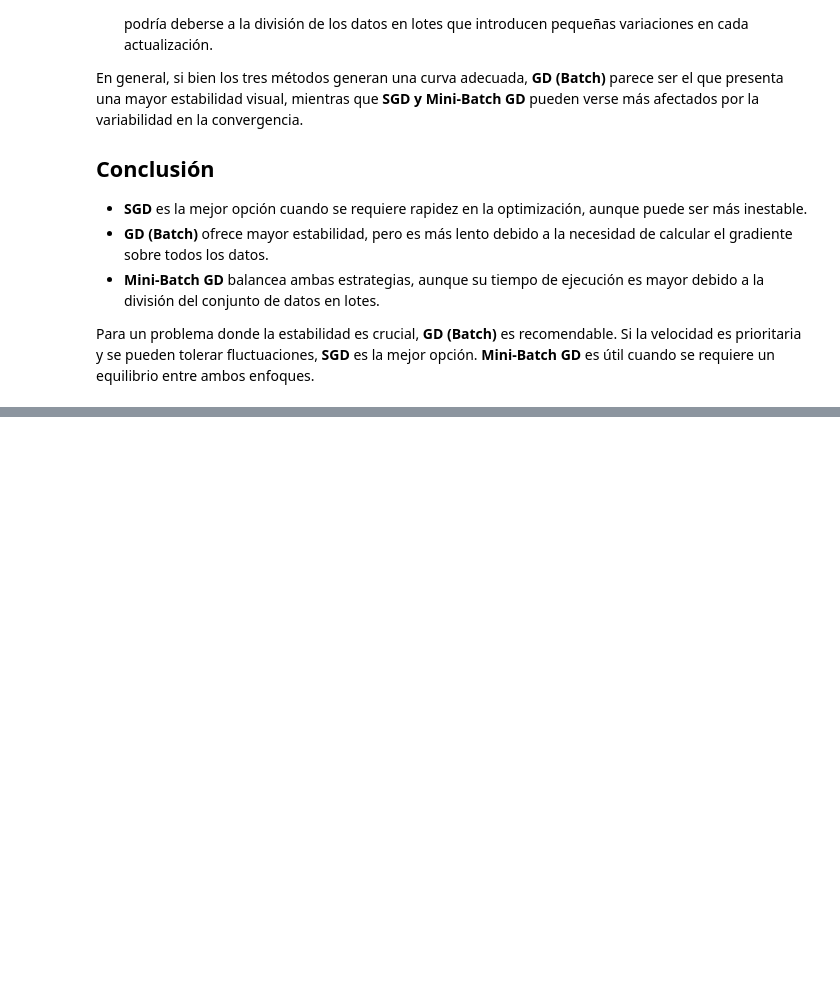
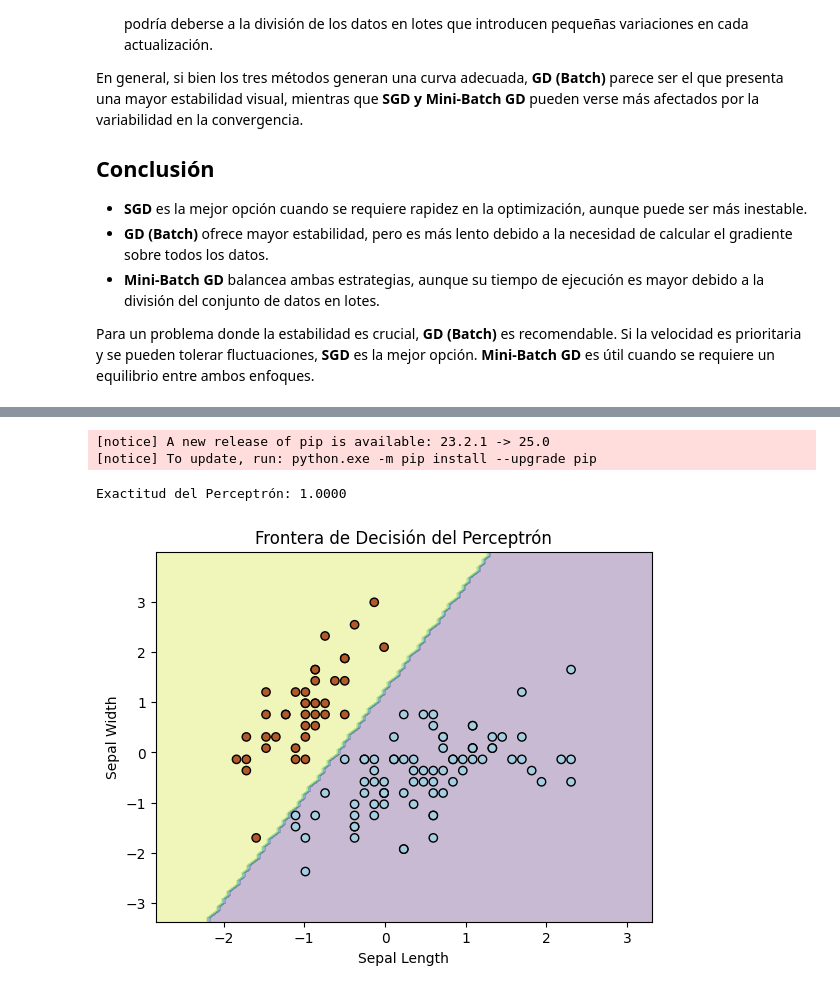
Before and after one commit to Hayser8/IALab3, a Jupyter notebook: Lab3.ipynb, the cells around one changed output, grey strips where cells are left out. Cells and saved outputs as stored; diff of their text form; code cells hidden in the pictures; blank space fills up the shorter version.

```diff
--- a/Lab3.ipynb
+++ b/Lab3.ipynb
@@ -271,0 +294,65 @@ Para un problema donde la estabilidad es crucial, **GD (Batch)** es recomendable
+# %%
+%pip install scikit-learn
+import numpy as np
+import matplotlib.pyplot as plt
+from sklearn.datasets import load_iris
+from sklearn.model_selection import train_test_split
+from sklearn.preprocessing import StandardScaler
+from sklearn.metrics import accuracy_score
+
+iris = load_iris()
+X = iris.data[:, :2]
+y = (iris.target == 0).astype(int)
+
+X_train, X_test, y_train, y_test = train_test_split(X, y, test_size=0.2, random_state=42)
+
+scaler = StandardScaler()
+X_train = scaler.fit_transform(X_train)
+X_test = scaler.transform(X_test)
+
+class Perceptron:
+    def __init__(self, learning_rate=0.01, epochs=100):
+        self.learning_rate = learning_rate
+        self.epochs = epochs
+
+    def fit(self, X, y):
+        self.weights = np.zeros(X.shape[1] + 1)
+        for _ in range(self.epochs):
+            for i in range(X.shape[0]):
+                x_i = np.insert(X[i], 0, 1)
+                prediction = self.predict_single(x_i)
+                error = y[i] - prediction
+                self.weights += self.learning_rate * error * x_i
+
+    def predict_single(self, x):
+        return np.where(np.dot(self.weights, x) >= 0, 1, 0)
+
+    def predict(self, X):
+        X_bias = np.insert(X, 0, 1, axis=1)
+        return np.where(np.dot(X_bias, self.weights) >= 0, 1, 0)
+
+perceptron = Perceptron(learning_rate=0.01, epochs=100)
+perceptron.fit(X_train, y_train)
+
+y_pred = perceptron.predict(X_test)
+accuracy = accuracy_score(y_test, y_pred)
+
+print(f"Exactitud del Perceptrón: {accuracy:.4f}")
+
+def plot_decision_boundary(model, X, y):
+    x_min, x_max = X[:, 0].min() - 1, X[:, 0].max() + 1
+    y_min, y_max = X[:, 1].min() - 1, X[:, 1].max() + 1
+    xx, yy = np.meshgrid(np.linspace(x_min, x_max, 100),
+                         np.linspace(y_min, y_max, 100))
+    Z = model.predict(np.c_[xx.ravel(), yy.ravel()])
+    Z = Z.reshape(xx.shape)
+
+    plt.contourf(xx, yy, Z, alpha=0.3)
+    plt.scatter(X[:, 0], X[:, 1], c=y, edgecolors='k', cmap=plt.cm.Paired)
+    plt.xlabel("Sepal Length")
+    plt.ylabel("Sepal Width")
+    plt.title("Frontera de Decisión del Perceptrón")
+    plt.show()
+
+plot_decision_boundary(perceptron, X_train, y_train)
+# %% [output]
@@ -271,0 +376,4 @@ Para un problema donde la estabilidad es crucial, **GD (Batch)** es recomendable
+[notice] A new release of pip is available: 23.2.1 -> 25.0
+[notice] To update, run: python.exe -m pip install --upgrade pip
+Exactitud del Perceptrón: 1.0000
+[figure, added]
```
Also changed, not shown: parts of 4 cells of this notebook, 1 other file.
